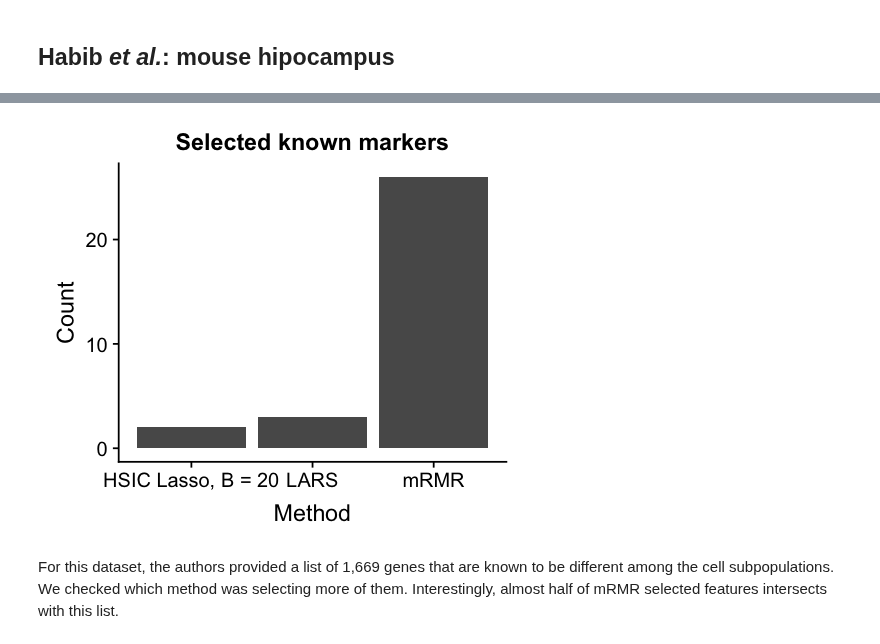
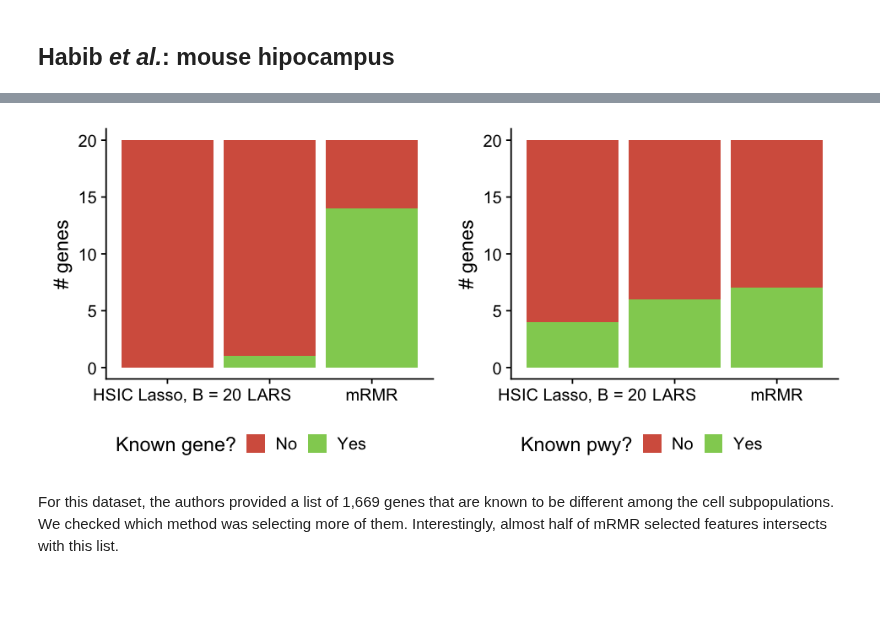
Before and after one commit to hclimente/nori, a Jupyter notebook: doc/single_cell.ipynb, the cells around one changed output, grey strips where cells are left out. Cells and saved outputs as stored; diff of their text form; code cells hidden in the pictures; blank space fills up the shorter version.

```diff
--- a/doc/single_cell.ipynb
+++ b/doc/single_cell.ipynb
@@ -1,6 +1,7 @@
 # %%
 suppressPackageStartupMessages(library(clusterProfiler))
 suppressPackageStartupMessages(library(org.Hs.eg.db))
+suppressPackageStartupMessages(library(org.Mm.eg.db))
 library(GSA)
 library(forcats)
 library(tidyverse)
@@ -14,6 +15,7 @@ methods <- c('HSIC Lasso', 'HSIC Lasso, B = 50',
              'HSIC Lasso, B = 40','HSIC Lasso, B = 30',
              'HSIC Lasso, B = 20','HSIC Lasso, B = 10',
              'HSIC Lasso, B = 5', 'mRMR', 'LARS', 'Raw')
+palette_yn = c("Yes" = "#91cf60", "No" = "#d6604d")
 samples <-  c('100 samples', '1000 samples', '10000 samples')
 feats <-  c('1000 features', '2500 features', '5000 features', '10000 features')
 
@@ -202,18 +229,39 @@ Again, only one gene is selected by more than one method.
-# %%
-markers <- c(read_tsv('~/data/single_cell/habib/Major_cell_types_marker_genes.txt',
-                      col_types = 'cddddddd') %>% .$`GENE NAMES`,
-             read_tsv('~/data/single_cell/habib/Glia_subcluster_marker_genes.txt',
-                         col_types = 'cdddddd') %>% .$`GENE NAMES`,
-             read_tsv('~/data/single_cell/habib/GABAergic_edit_subcluster_marker_gene.txt',
-                         col_types = 'cdddddddd') %>% .$`GENE NAMES`)
-
-options(repr.plot.width=4, repr.plot.height=3.5)
-habib %>% filter(Gene %in% markers) %>%
-    ggplot(aes(x = Method)) +
-        geom_bar() +
-        labs(y = 'Count', title = 'Selected known markers')
-# %% [output]
-[figure, removed]
+# %%
+markers <- c(read_tsv('~/data/single_cell/habib/Major_cell_types_marker_genes.txt',
+                      col_types = 'cddddddd') %>% .$`GENE NAMES`,
+             read_tsv('~/data/single_cell/habib/Glia_subcluster_marker_genes.txt',
+                         col_types = 'cdddddd') %>% .$`GENE NAMES`,
+             read_tsv('~/data/single_cell/habib/GABAergic_edit_subcluster_marker_gene.txt',
+                         col_types = 'cdddddddd') %>% .$`GENE NAMES`)
+
+markers_pwy <- data_frame(Gene = markers, Method = 'Known genes') %>%
+    gene2pathway(pathways_mouse) %>%
+    .$ont %>%
+    unique %>%
+    na.omit
+
+known_genes <- habib %>%
+    mutate(known_gene = ifelse(Gene %in% markers, 'Yes', 'No')) %>%
+    ggplot(aes(x = Method, fill = known_gene)) +
+        geom_bar() +
+        scale_fill_manual(values = palette_yn) +
+        labs(x = '', y = '# genes', fill = 'Known gene?') +
+        theme(legend.position = 'bottom',
+              axis.title.x = element_blank())
+
+known_pwy <- gene2pathway(habib, pathways_mouse) %>%
+    mutate(known_pwy = ifelse(ont %in% markers_pwy, 'Yes', 'No')) %>%
+    ggplot(aes(x = Method, fill = known_pwy)) +
+        geom_bar() +
+        scale_fill_manual(values = palette_yn) +
+        labs(x = '', y = '# genes', fill = 'Known pwy?') +
+        theme(legend.position = 'bottom',
+              axis.title.x = element_blank())
+
+options(repr.plot.width=8, repr.plot.height=3.5)
+plot_grid(known_genes, known_pwy)
+# %% [output]
+[figure, added]
 # %% [markdown]
 For this dataset, the authors provided a list of 1,669 genes that are known to be different among the cell subpopulations. We checked which method was selecting more of them. Interestingly, almost half of mRMR selected features intersects with this list.
 # %%
```
Also changed, not shown: parts of 20 cells of this notebook, 4 other files.
